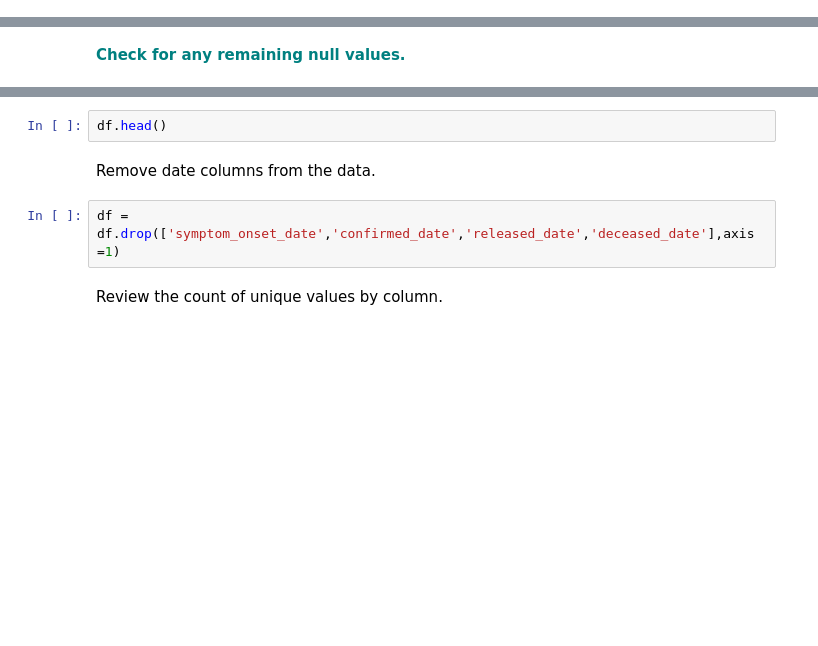
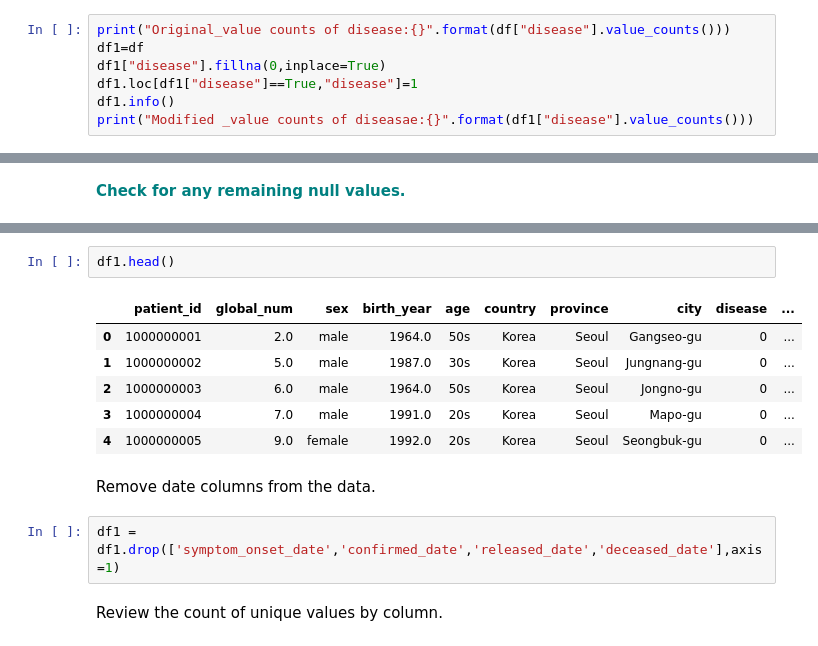
Before and after one commit to vishrast/Random-Forest-Case-Study, a Jupyter notebook: RandomForest_casestudy_covid19.ipynb, the cells around one changed output, grey strips where cells are left out. Drawn from its saved outputs; the diff is of its cells as text; blank space fills up the shorter version.

```diff
--- a/RandomForest_casestudy_covid19.ipynb
+++ b/RandomForest_casestudy_covid19.ipynb
@@ -193,3 +193,10 @@ dtypes: float64(6), int64(1), object(12)
 memory usage: 329.4+ KB
 # %% [markdown]
  **<font color='teal'> Fill the 'disease' missing values with 0 and remap the True values to 1.</font>**
+# %%
+print("Original_value counts of disease:{}".format(df["disease"].value_counts()))
+df1=df
+df1["disease"].fillna(0,inplace=True)
+df1.loc[df1["disease"]==True,"disease"]=1
+df1.info()
+print("Modified _value counts of diseasae:{}".format(df1["disease"].value_counts()))
@@ -223,9 +294,16 @@ memory usage: 329.4+ KB
 # %%
-df.head()
+df1.head()
+# %% [output]
+|  | patient_id | global_num | sex | birth_year | age | country | province | city | disease | ... |
+| 0 | 1000000001 | 2.0 | male | 1964.0 | 50s | Korea | Seoul | Gangseo-gu | 0 | ... |
+| 1 | 1000000002 | 5.0 | male | 1987.0 | 30s | Korea | Seoul | Jungnang-gu | 0 | ... |
+| 2 | 1000000003 | 6.0 | male | 1964.0 | 50s | Korea | Seoul | Jongno-gu | 0 | ... |
+| 3 | 1000000004 | 7.0 | male | 1991.0 | 20s | Korea | Seoul | Mapo-gu | 0 | ... |
+| 4 | 1000000005 | 9.0 | female | 1992.0 | 20s | Korea | Seoul | Seongbuk-gu | 0 | ... |
 # %% [markdown]
 Remove date columns from the data.
 # %%
-df = df.drop(['symptom_onset_date','confirmed_date','released_date','deceased_date'],axis =1)
+df1 = df1.drop(['symptom_onset_date','confirmed_date','released_date','deceased_date'],axis =1)
 # %% [markdown]
 Review the count of unique values by column.
 # %%
```
Also changed, not shown: parts of 13 cells of this notebook.
